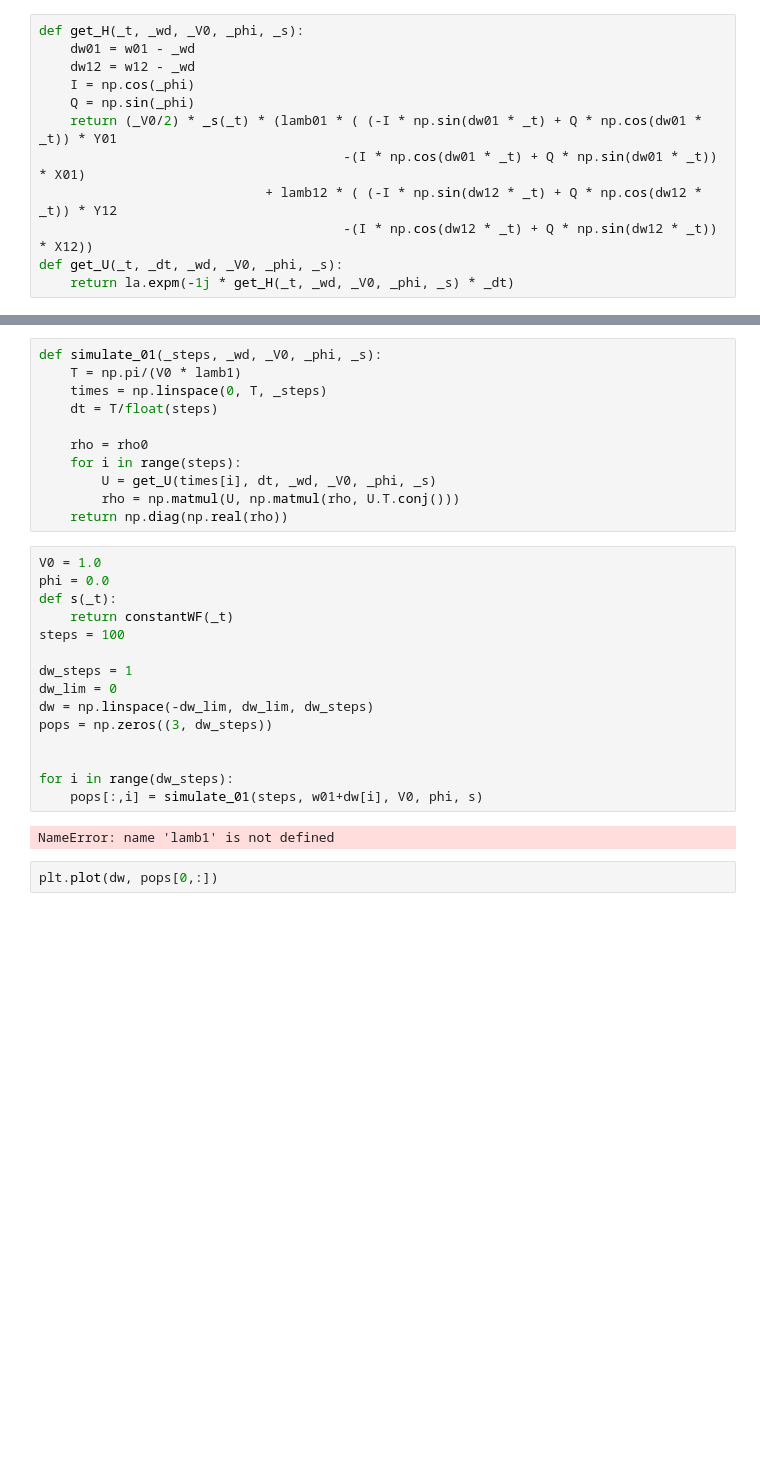
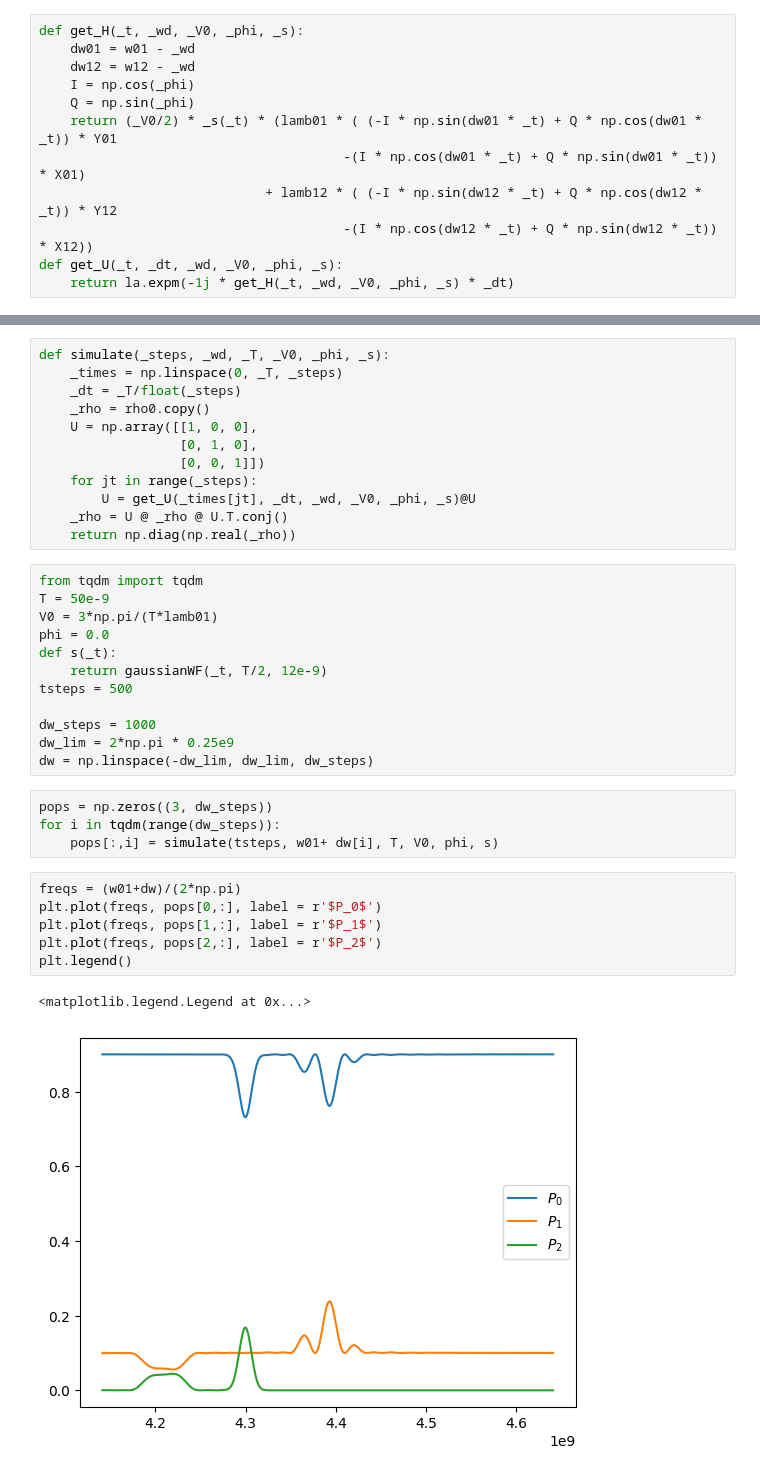
Before and after one commit to achavert/3d-transmon-sim, a Jupyter notebook: tests.ipynb, the cells around one changed output, grey strips where cells are left out. Cells and saved outputs as stored; diff of their text form; blank space fills up the shorter version.

```diff
--- a/tests.ipynb
+++ b/tests.ipynb
@@ -87,30 +79,37 @@ plt.legend()
 # %%
-def simulate_01(_steps, _wd, _V0, _phi, _s):
-    T = np.pi/(V0 * lamb1)
-    times = np.linspace(0, T, _steps)
-    dt = T/float(steps)
-
-    rho = rho0
-    for i in range(steps):
-        U = get_U(times[i], dt, _wd, _V0, _phi, _s)
-        rho = np.matmul(U, np.matmul(rho, U.T.conj()))
-    return np.diag(np.real(rho))
+def simulate(_steps, _wd, _T, _V0, _phi, _s):
+    _times = np.linspace(0, _T, _steps)
+    _dt = _T/float(_steps)
+    _rho = rho0.copy()
+    U = np.array([[1, 0, 0],
+                  [0, 1, 0],
+                  [0, 0, 1]])
+    for jt in range(_steps):
+        U = get_U(_times[jt], _dt, _wd, _V0, _phi, _s)@U
+    _rho = U @ _rho @ U.T.conj()
+    return np.diag(np.real(_rho))
 # %%
-V0 = 1.0
+from tqdm import tqdm
+T = 50e-9
+V0 = 3*np.pi/(T*lamb01)
 phi = 0.0
 def s(_t):
-    return constantWF(_t)
-steps = 100
+    return gaussianWF(_t, T/2, 12e-9)
+tsteps = 500
 
-dw_steps = 1
-dw_lim = 0
+dw_steps = 1000
+dw_lim = 2*np.pi * 0.25e9
 dw = np.linspace(-dw_lim, dw_lim, dw_steps)
-pops = np.zeros((3, dw_steps))
-
-
-for i in range(dw_steps):
-    pops[:,i] = simulate_01(steps, w01+dw[i], V0, phi, s)
-# %% [output]
-NameError: name 'lamb1' is not defined
+# %%
+pops = np.zeros((3, dw_steps))
+for i in tqdm(range(dw_steps)):
+    pops[:,i] = simulate(tsteps, w01+ dw[i], T, V0, phi, s)
 # %%
-plt.plot(dw, pops[0,:])
+freqs = (w01+dw)/(2*np.pi)
+plt.plot(freqs, pops[0,:], label = r'$P_0$')
+plt.plot(freqs, pops[1,:], label = r'$P_1$')
+plt.plot(freqs, pops[2,:], label = r'$P_2$')
+plt.legend()
+# %% [output]
+<matplotlib.legend.Legend at 0x...>
+[figure, added]
```
Also changed, not shown: parts of 7 cells of this notebook.
